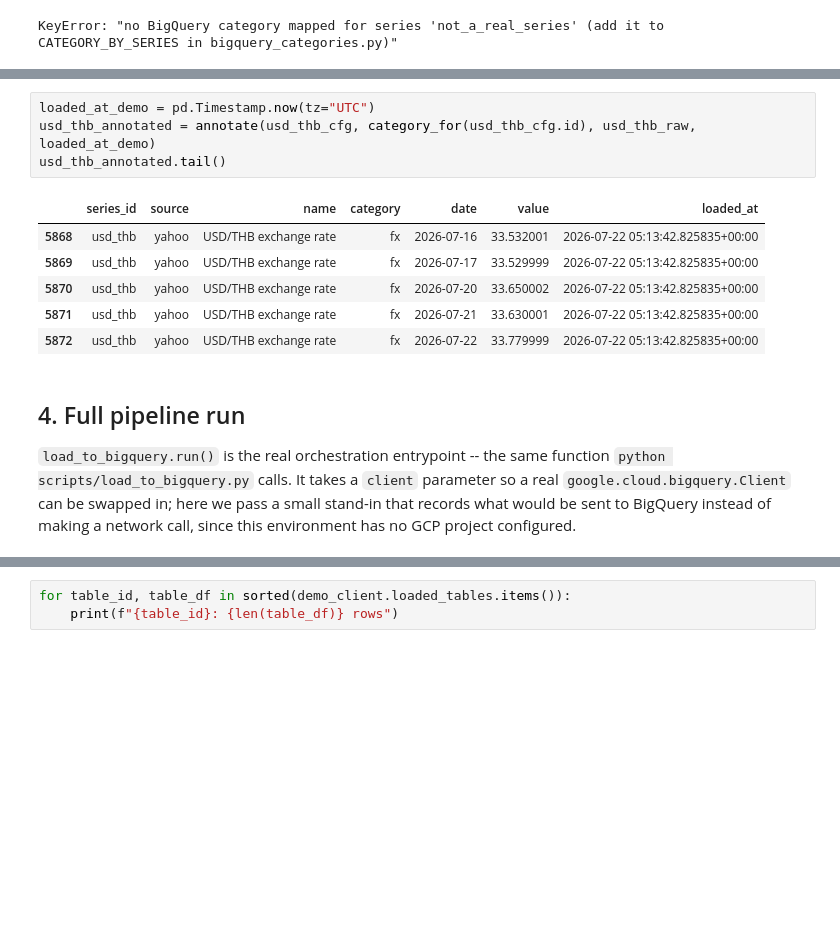
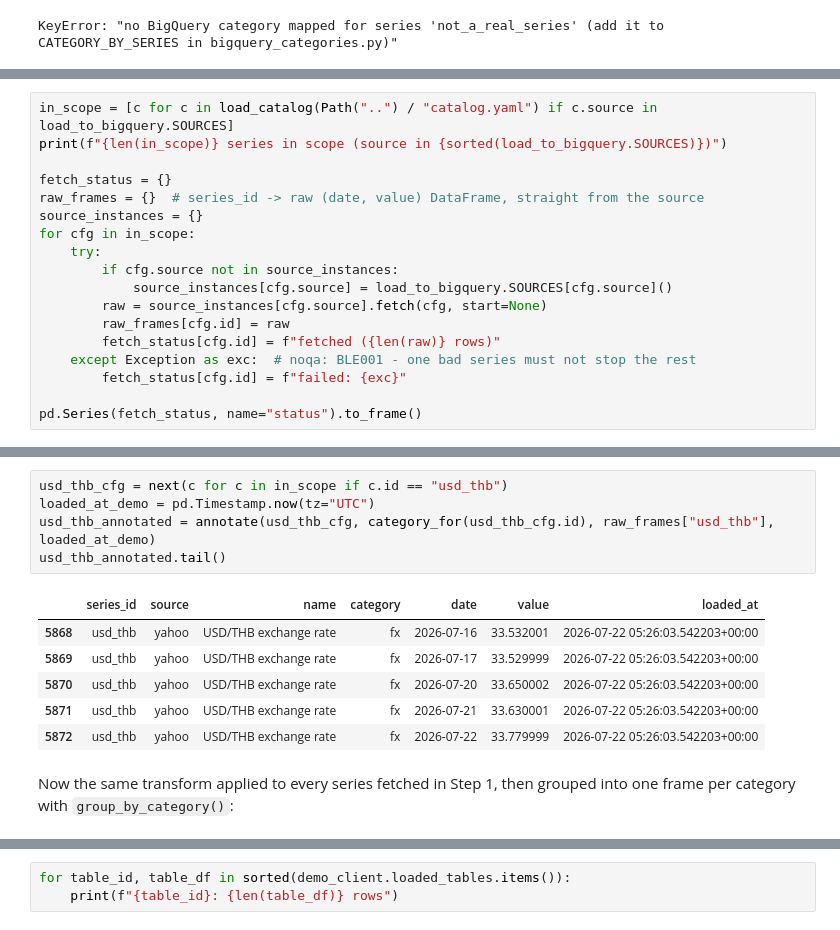
Before and after one commit to thatbeer/macro_data, a Jupyter notebook: notebooks/bigquery_loader_demo.ipynb, the cells around one changed output, grey strips where cells are left out. Cells and saved outputs as stored; diff of their text form; blank space fills up the shorter version.

```diff
--- a/notebooks/bigquery_loader_demo.ipynb
+++ b/notebooks/bigquery_loader_demo.ipynb
@@ -188,0 +185,18 @@ raw fetch: 5873 rows, columns=['value'], index=date
+# %%
+in_scope = [c for c in load_catalog(Path("..") / "catalog.yaml") if c.source in load_to_bigquery.SOURCES]
+print(f"{len(in_scope)} series in scope (source in {sorted(load_to_bigquery.SOURCES)})")
+
+fetch_status = {}
+raw_frames = {}  # series_id -> raw (date, value) DataFrame, straight from the source
+source_instances = {}
+for cfg in in_scope:
+    try:
+        if cfg.source not in source_instances:
+            source_instances[cfg.source] = load_to_bigquery.SOURCES[cfg.source]()
+        raw = source_instances[cfg.source].fetch(cfg, start=None)
+        raw_frames[cfg.id] = raw
+        fetch_status[cfg.id] = f"fetched ({len(raw)} rows)"
+    except Exception as exc:  # noqa: BLE001 - one bad series must not stop the rest
+        fetch_status[cfg.id] = f"failed: {exc}"
+
+pd.Series(fetch_status, name="status").to_frame()
@@ -189,20 +255,15 @@ raw fetch: 5873 rows, columns=['value'], index=date
 # %%
+usd_thb_cfg = next(c for c in in_scope if c.id == "usd_thb")
 loaded_at_demo = pd.Timestamp.now(tz="UTC")
-usd_thb_annotated = annotate(usd_thb_cfg, category_for(usd_thb_cfg.id), usd_thb_raw, loaded_at_demo)
+usd_thb_annotated = annotate(usd_thb_cfg, category_for(usd_thb_cfg.id), raw_frames["usd_thb"], loaded_at_demo)
 usd_thb_annotated.tail()
 # %% [output]
 |  | series_id | source | name | category | date | value | loaded_at |
-| 5868 | usd_thb | yahoo | USD/THB exchange rate | fx | 2026-07-16 | 33.532001 | 2026-07-22 05:13:42.825835+00:00 |
-| 5869 | usd_thb | yahoo | USD/THB exchange rate | fx | 2026-07-17 | 33.529999 | 2026-07-22 05:13:42.825835+00:00 |
-| 5870 | usd_thb | yahoo | USD/THB exchange rate | fx | 2026-07-20 | 33.650002 | 2026-07-22 05:13:42.825835+00:00 |
-| 5871 | usd_thb | yahoo | USD/THB exchange rate | fx | 2026-07-21 | 33.630001 | 2026-07-22 05:13:42.825835+00:00 |
-| 5872 | usd_thb | yahoo | USD/THB exchange rate | fx | 2026-07-22 | 33.779999 | 2026-07-22 05:13:42.825835+00:00 |
+| 5868 | usd_thb | yahoo | USD/THB exchange rate | fx | 2026-07-16 | 33.532001 | 2026-07-22 05:26:03.542203+00:00 |
+| 5869 | usd_thb | yahoo | USD/THB exchange rate | fx | 2026-07-17 | 33.529999 | 2026-07-22 05:26:03.542203+00:00 |
+| 5870 | usd_thb | yahoo | USD/THB exchange rate | fx | 2026-07-20 | 33.650002 | 2026-07-22 05:26:03.542203+00:00 |
+| 5871 | usd_thb | yahoo | USD/THB exchange rate | fx | 2026-07-21 | 33.630001 | 2026-07-22 05:26:03.542203+00:00 |
+| 5872 | usd_thb | yahoo | USD/THB exchange rate | fx | 2026-07-22 | 33.779999 | 2026-07-22 05:26:03.542203+00:00 |
-# %% [markdown]
-## 4. Full pipeline run
-
-`load_to_bigquery.run()` is the real orchestration entrypoint -- the same
-function `python scripts/load_to_bigquery.py` calls. It takes a `client`
-parameter so a real `google.cloud.bigquery.Client` can be swapped in; here
-we pass a small stand-in that records what would be sent to BigQuery instead
-of making a network call, since this environment has no GCP project
-configured.
+# %% [markdown]
+Now the same transform applied to every series fetched in Step 1, then
+grouped into one frame per category with `group_by_category()`:
```
Also changed, not shown: parts of 22 cells of this notebook.
